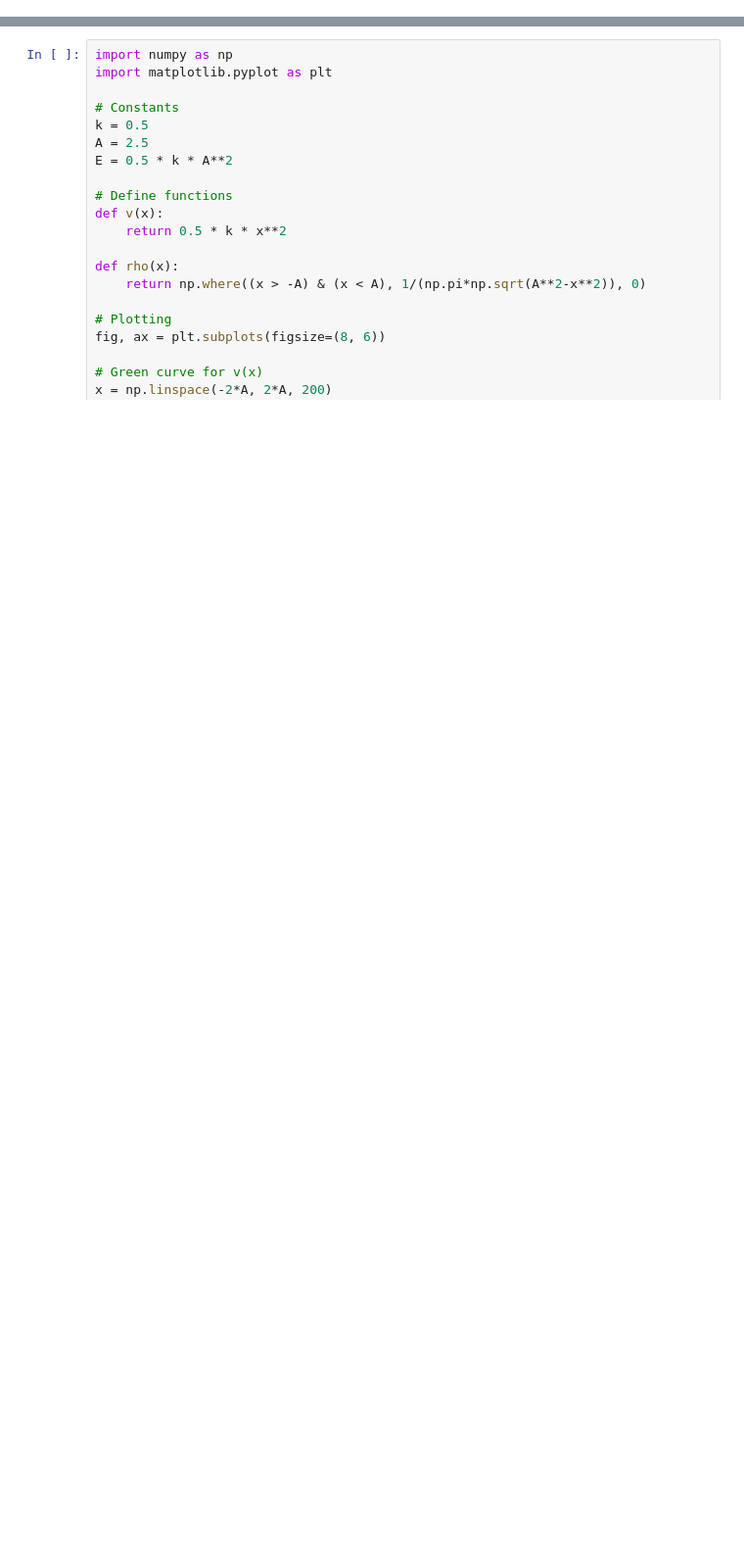
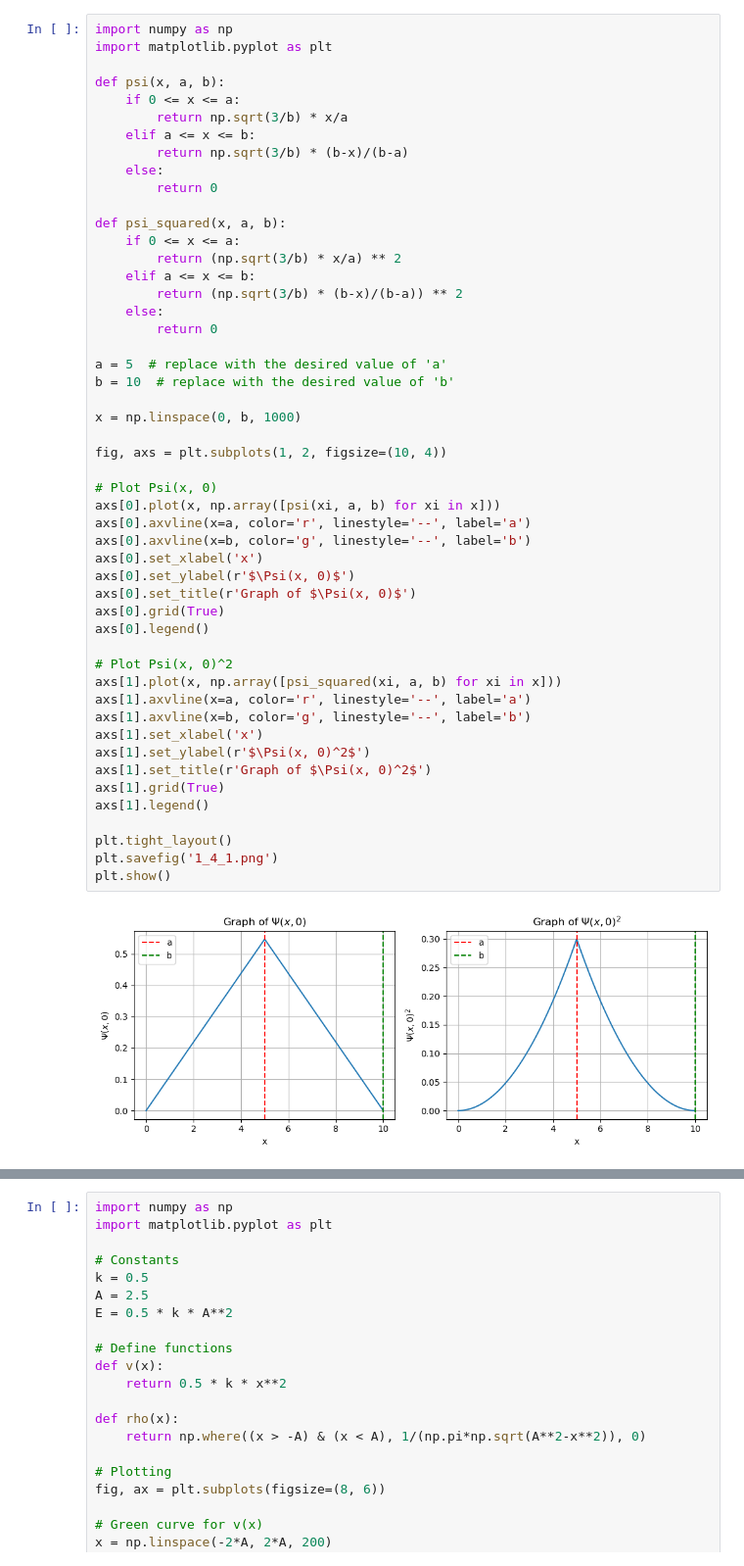
Before and after one commit to gcalbertini/quantum_mechanics, a Jupyter notebook: chapters/graphs_ch1/visuals.ipynb, the cells around one changed output, grey strips where cells are left out. Shown: that part at 98% size. Saved outputs shown, nothing was run; the diff lists cells and outputs as text; blank space fills up the shorter version.

```diff
--- a/chapters/graphs_ch1/visuals.ipynb
+++ b/chapters/graphs_ch1/visuals.ipynb
@@ -0,0 +1,52 @@
+# %%
+import numpy as np
+import matplotlib.pyplot as plt
+
+def psi(x, a, b):
+    if 0 <= x <= a:
+        return np.sqrt(3/b) * x/a
+    elif a <= x <= b:
+        return np.sqrt(3/b) * (b-x)/(b-a)
+    else:
+        return 0
+
+def psi_squared(x, a, b):
+    if 0 <= x <= a:
+        return (np.sqrt(3/b) * x/a) ** 2
+    elif a <= x <= b:
+        return (np.sqrt(3/b) * (b-x)/(b-a)) ** 2
+    else:
+        return 0
+
+a = 5  # replace with the desired value of 'a'
+b = 10  # replace with the desired value of 'b'
+
+x = np.linspace(0, b, 1000)
+
+fig, axs = plt.subplots(1, 2, figsize=(10, 4))
+
+# Plot Psi(x, 0)
+axs[0].plot(x, np.array([psi(xi, a, b) for xi in x]))
+axs[0].axvline(x=a, color='r', linestyle='--', label='a')
+axs[0].axvline(x=b, color='g', linestyle='--', label='b')
+axs[0].set_xlabel('x')
+axs[0].set_ylabel(r'$\Psi(x, 0)$')
+axs[0].set_title(r'Graph of $\Psi(x, 0)$')
+axs[0].grid(True)
+axs[0].legend()
+
+# Plot Psi(x, 0)^2
+axs[1].plot(x, np.array([psi_squared(xi, a, b) for xi in x]))
+axs[1].axvline(x=a, color='r', linestyle='--', label='a')
+axs[1].axvline(x=b, color='g', linestyle='--', label='b')
+axs[1].set_xlabel('x')
+axs[1].set_ylabel(r'$\Psi(x, 0)^2$')
+axs[1].set_title(r'Graph of $\Psi(x, 0)^2$')
+axs[1].grid(True)
+axs[1].legend()
+
+plt.tight_layout()
+plt.savefig('1_4_1.png')
+plt.show()
+# %% [output]
+[figure, added]
```
Also changed, not shown: parts of 1 cell of this notebook, 4 other files.
